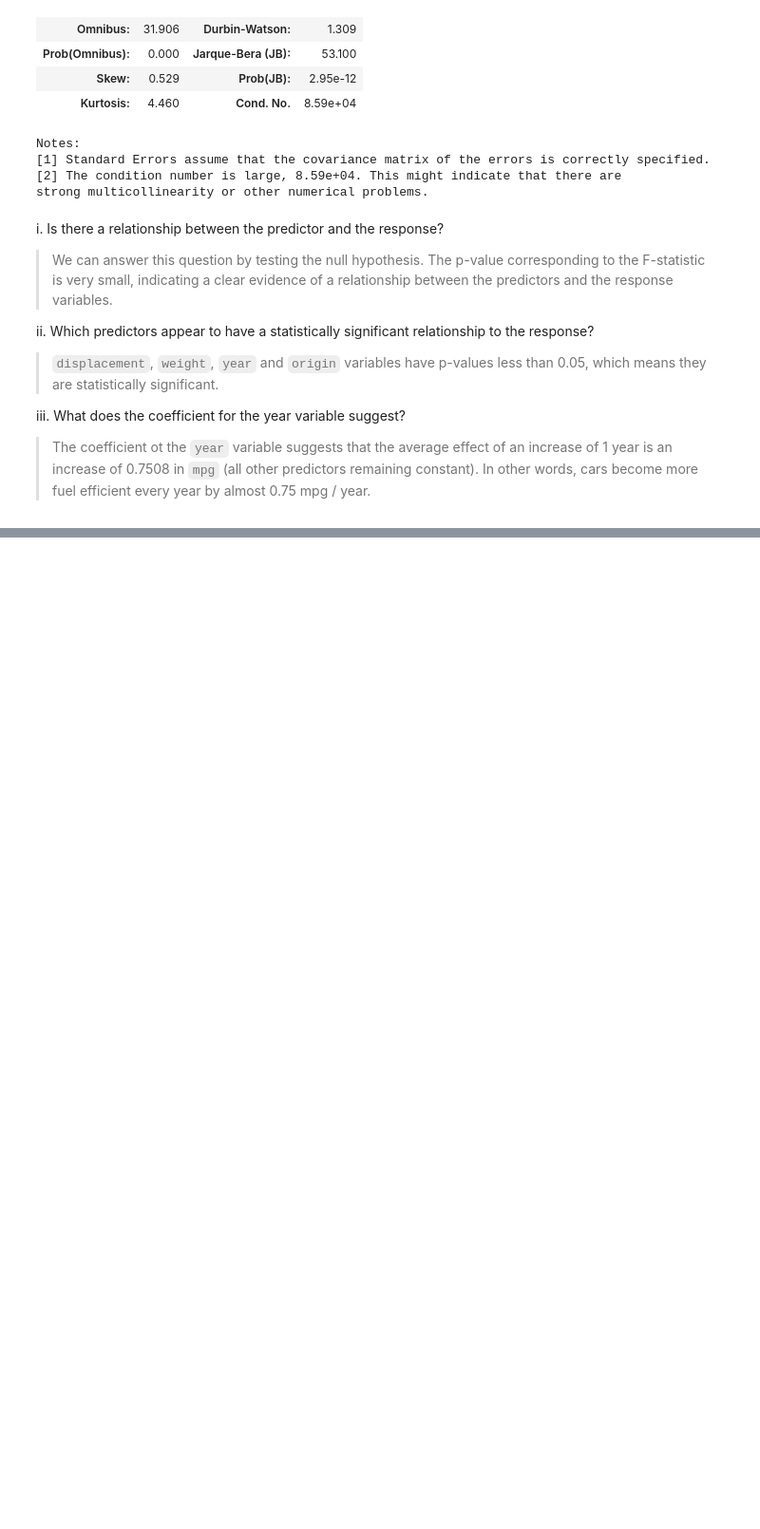
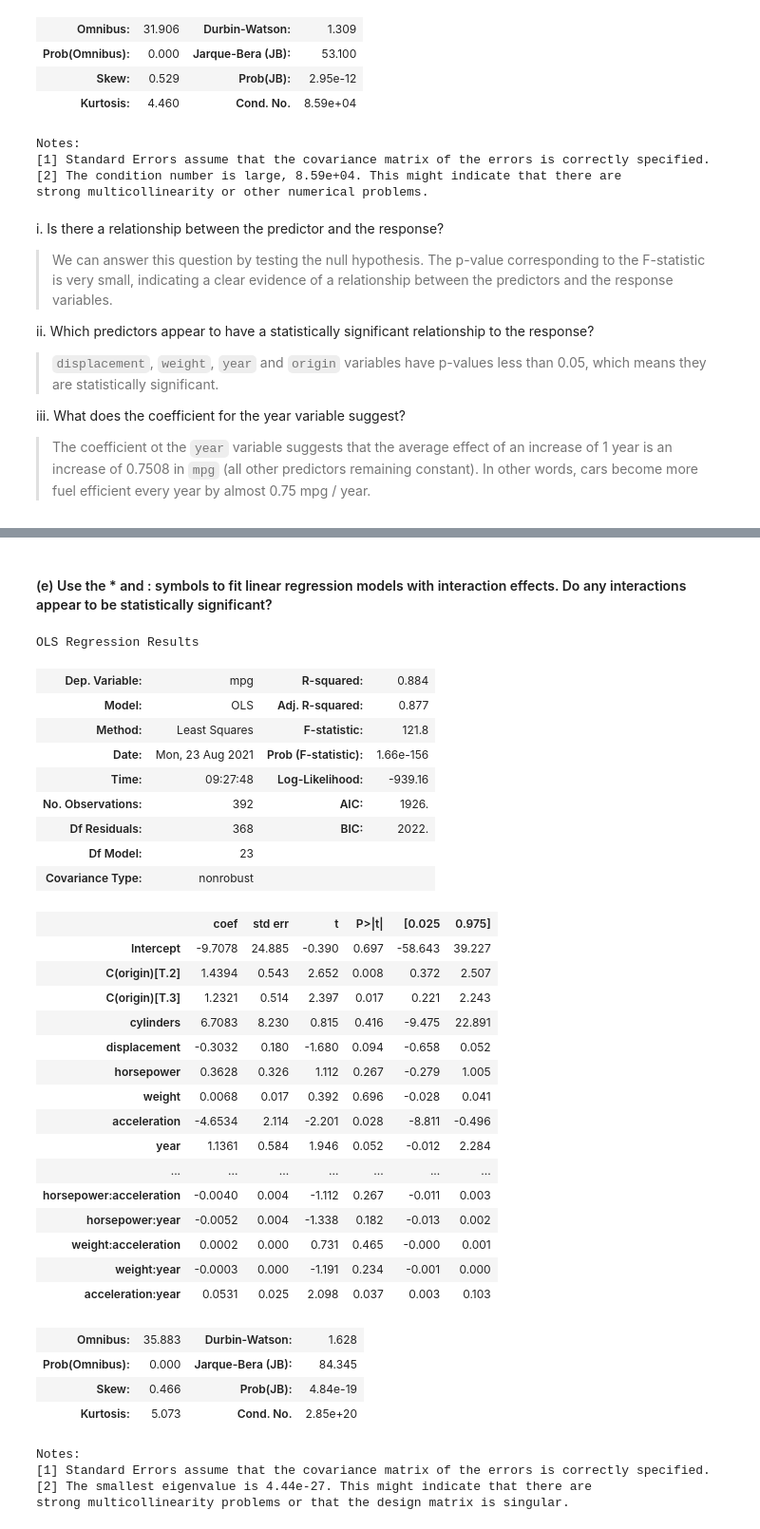
Before and after one commit to balintalfoldy/ISLR_python_AB, a Jupyter notebook: Notebooks/ch3_linear_regression_applied.ipynb, the cells around one changed output, grey strips where cells are left out. Shown at 95% size. Drawn from its saved outputs; the diff is of its cells as text; code cells hidden in the pictures; blank space fills up the shorter version.

```diff
--- a/Notebooks/ch3_linear_regression_applied.ipynb
+++ b/Notebooks/ch3_linear_regression_applied.ipynb
@@ -305,0 +377,60 @@ iii. What does the coefficient for the year variable suggest?
+# %% [markdown]
+#### (e) Use the * and : symbols to fit linear regression models with interaction effects. Do any interactions appear to be statistically significant?
+# %%
+data_ml = sm.add_constant(data_ml)
+formula='mpg ~ cylinders + displacement + horsepower + weight + acceleration + year + C(origin) + const \
+    + cylinders*displacement \
+    + cylinders*horsepower \
+    + cylinders*weight \
+    + cylinders*acceleration \
+    + cylinders*year \
+    + displacement*horsepower \
+    + displacement*weight \
+    + displacement*acceleration \
+    + displacement*year \
+    + horsepower*weight \
+    + horsepower*acceleration \
+    + horsepower*year \
+    + weight*weight \
+    + weight*acceleration \
+    + weight*year \
+    + acceleration*year \
+    '
+# %%
+results_int = smf.ols(formula=formula, data=data_ml).fit()
+results_int.summary()
+# %% [output]
+OLS Regression Results
+| Dep. Variable: | mpg | R-squared: | 0.884 |
+| Model: | OLS | Adj. R-squared: | 0.877 |
+| Method: | Least Squares | F-statistic: | 121.8 |
+| Date: | Mon, 23 Aug 2021 | Prob (F-statistic): | 1.66e-156 |
+| Time: | 09:27:48 | Log-Likelihood: | -939.16 |
+| No. Observations: | 392 | AIC: | 1926. |
+| Df Residuals: | 368 | BIC: | 2022. |
+| Df Model: | 23 |  |  |
+| Covariance Type: | nonrobust |  |  |
+|  | coef | std err | t | P>|t| | [0.025 | 0.975] |
+| Intercept | -9.7078 | 24.885 | -0.390 | 0.697 | -58.643 | 39.227 |
+| C(origin)[T.2] | 1.4394 | 0.543 | 2.652 | 0.008 | 0.372 | 2.507 |
+| C(origin)[T.3] | 1.2321 | 0.514 | 2.397 | 0.017 | 0.221 | 2.243 |
+| cylinders | 6.7083 | 8.230 | 0.815 | 0.416 | -9.475 | 22.891 |
+| displacement | -0.3032 | 0.180 | -1.680 | 0.094 | -0.658 | 0.052 |
+| horsepower | 0.3628 | 0.326 | 1.112 | 0.267 | -0.279 | 1.005 |
+| weight | 0.0068 | 0.017 | 0.392 | 0.696 | -0.028 | 0.041 |
+| acceleration | -4.6534 | 2.114 | -2.201 | 0.028 | -8.811 | -0.496 |
+| year | 1.1361 | 0.584 | 1.946 | 0.052 | -0.012 | 2.284 |
+| ... | ... | ... | ... | ... | ... | ... |
+| horsepower:acceleration | -0.0040 | 0.004 | -1.112 | 0.267 | -0.011 | 0.003 |
+| horsepower:year | -0.0052 | 0.004 | -1.338 | 0.182 | -0.013 | 0.002 |
+| weight:acceleration | 0.0002 | 0.000 | 0.731 | 0.465 | -0.000 | 0.001 |
+| weight:year | -0.0003 | 0.000 | -1.191 | 0.234 | -0.001 | 0.000 |
+| acceleration:year | 0.0531 | 0.025 | 2.098 | 0.037 | 0.003 | 0.103 |
+| Omnibus: | 35.883 | Durbin-Watson: | 1.628 |
+| Prob(Omnibus): | 0.000 | Jarque-Bera (JB): | 84.345 |
+| Skew: | 0.466 | Prob(JB): | 4.84e-19 |
+| Kurtosis: | 5.073 | Cond. No. | 2.85e+20 |
+Notes:
+[1] Standard Errors assume that the covariance matrix of the errors is correctly specified.
+[2] The smallest eigenvalue is 4.44e-27. This might indicate that there are
+strong multicollinearity problems or that the design matrix is singular.
```
Also changed, not shown: parts of 10 cells of this notebook.
